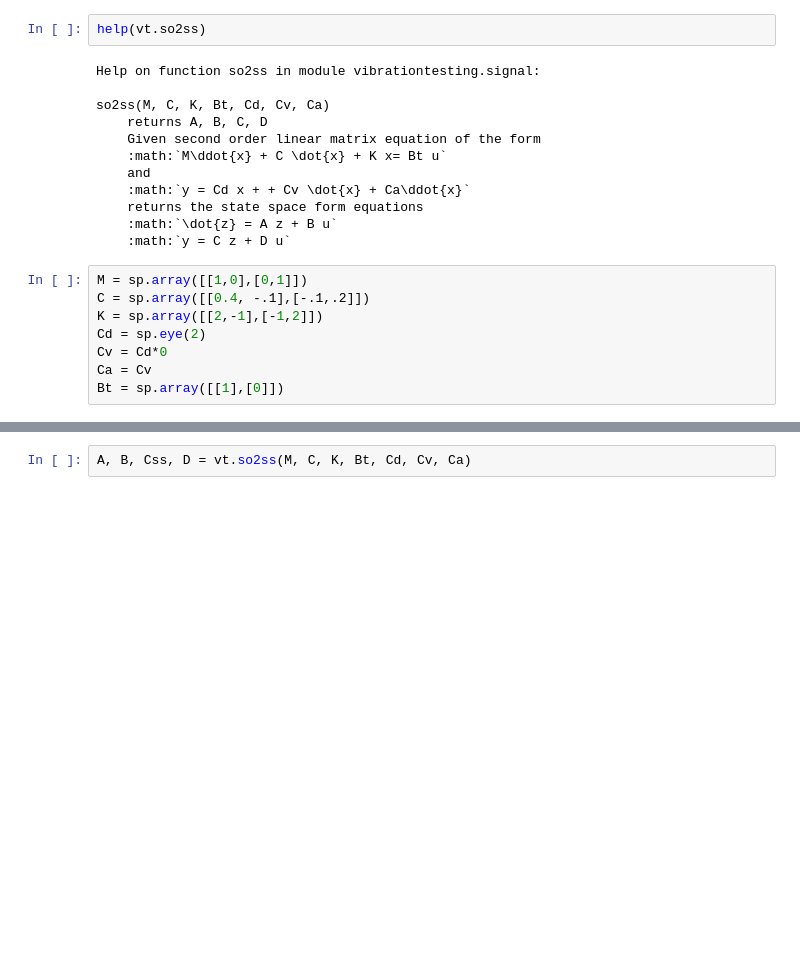
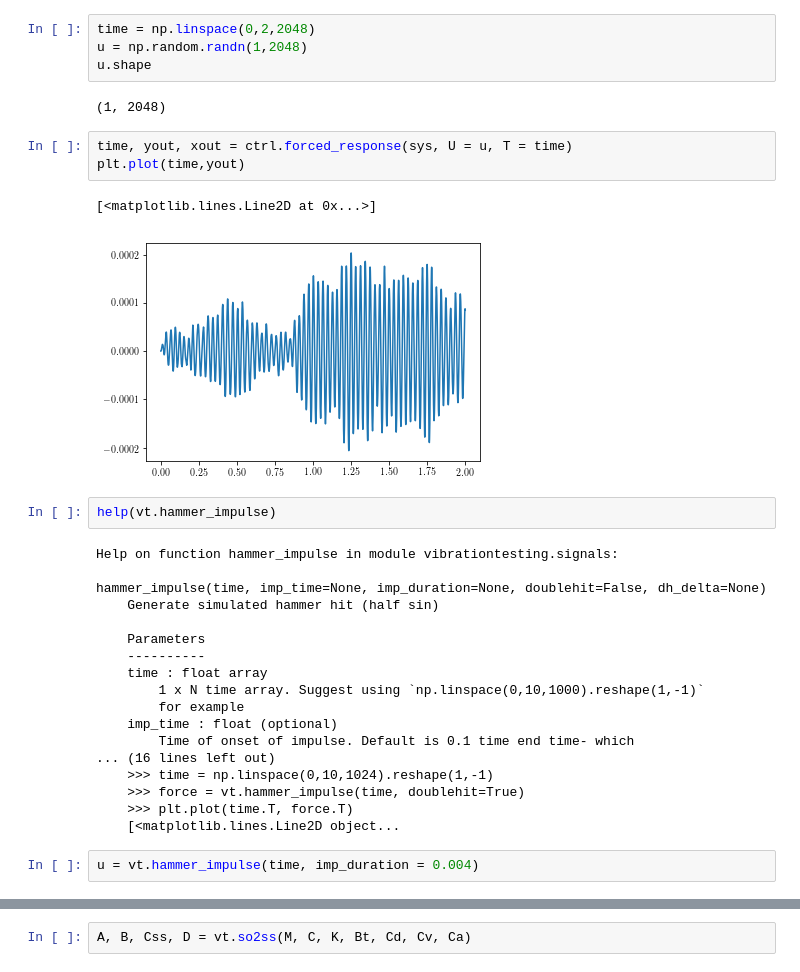
Before and after one commit to Vibration-Testing/vibrationtesting, a Jupyter notebook: JupyterNotebooks/Final_Solution_2017.ipynb, the cells around one changed output, grey strips where cells are left out. Cells and saved outputs as stored; diff of their text form; blank space fills up the shorter version.

```diff
--- a/JupyterNotebooks/Final_Solution_2017.ipynb
+++ b/JupyterNotebooks/Final_Solution_2017.ipynb
@@ -16,22 +45,34 @@ The autoreload extension is already loaded. To reload it, use:
+# %%
+time = np.linspace(0,2,2048)
+u = np.random.randn(1,2048)
+u.shape
+# %% [output]
+(1, 2048)
+# %%
+time, yout, xout = ctrl.forced_response(sys, U = u, T = time)
+plt.plot(time,yout)
+# %% [output]
+[<matplotlib.lines.Line2D at 0x...>]
+[figure, added]
 # %%
-help(vt.so2ss)
+help(vt.hammer_impulse)
 # %% [output]
-Help on function so2ss in module vibrationtesting.signal:
+Help on function hammer_impulse in module vibrationtesting.signals:
 
-so2ss(M, C, K, Bt, Cd, Cv, Ca)
-    returns A, B, C, D
-    Given second order linear matrix equation of the form
-    :math:`M\ddot{x} + C \dot{x} + K x= Bt u`
-    and
-    :math:`y = Cd x + + Cv \dot{x} + Ca\ddot{x}`
-    returns the state space form equations
-    :math:`\dot{z} = A z + B u`
-    :math:`y = C z + D u`
+hammer_impulse(time, imp_time=None, imp_duration=None, doublehit=False, dh_delta=None)
+    Generate simulated hammer hit (half sin)
+
+    Parameters
+    ----------
+    time : float array
+        1 x N time array. Suggest using `np.linspace(0,10,1000).reshape(1,-1)`
+        for example
+    imp_time : float (optional)
+        Time of onset of impulse. Default is 0.1 time end time- which
+... (16 lines left out)
+    >>> time = np.linspace(0,10,1024).reshape(1,-1)
+    >>> force = vt.hammer_impulse(time, doublehit=True)
+    >>> plt.plot(time.T, force.T)
+    [<matplotlib.lines.Line2D object...
-# %%
-M = sp.array([[1,0],[0,1]])
-C = sp.array([[0.4, -.1],[-.1,.2]])
-K = sp.array([[2,-1],[-1,2]])
-Cd = sp.eye(2)
-Cv = Cd*0
-Ca = Cv
-Bt = sp.array([[1],[0]])
+# %%
+u = vt.hammer_impulse(time, imp_duration = 0.004)
```
Also changed, not shown: parts of 24 cells of this notebook.
